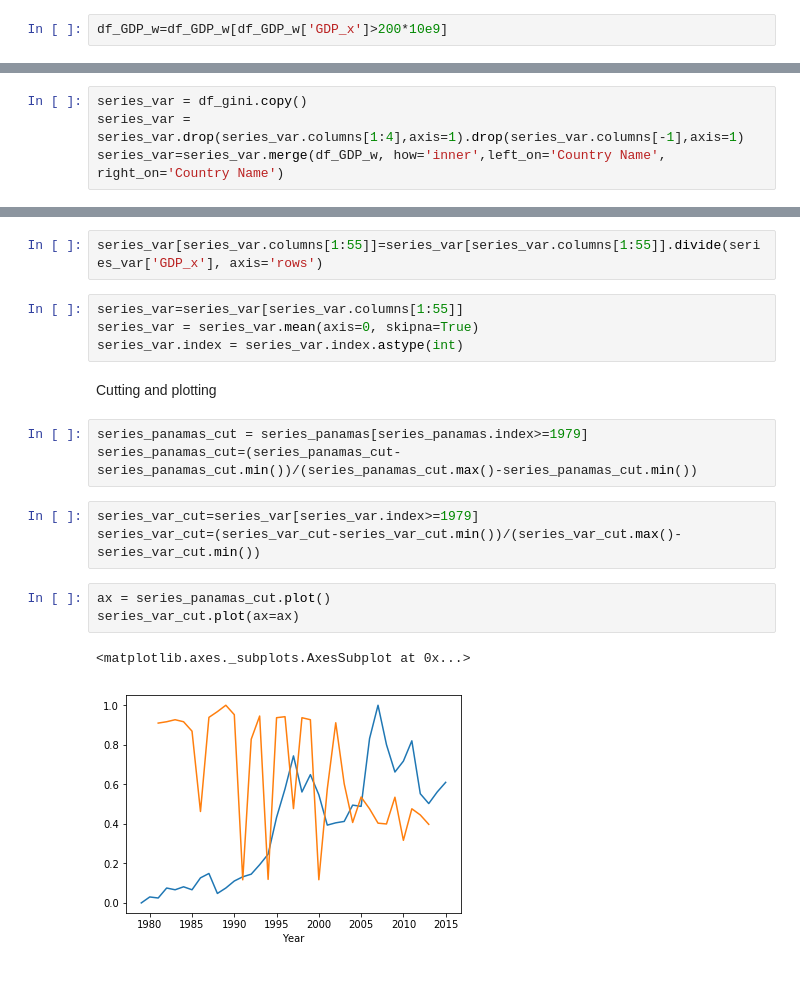
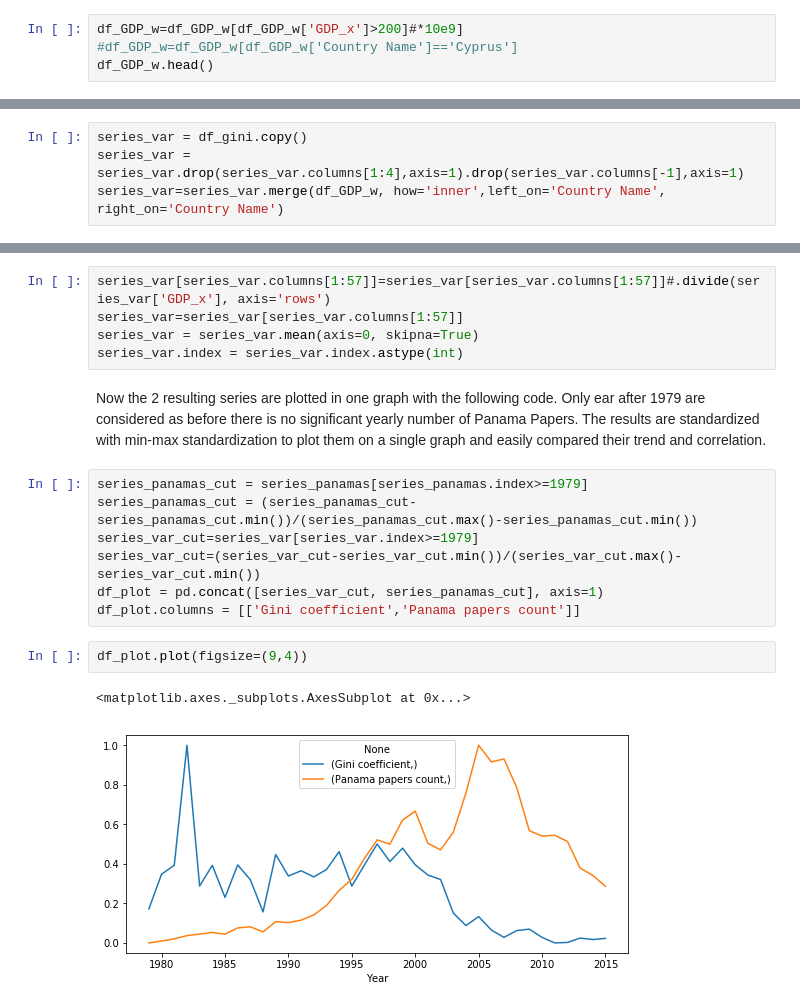
Before and after one commit to eddieshengyuwang/project_ada_akbar, a Jupyter notebook: work_in_progress/Tullio.ipynb, the cells around one changed output, grey strips where cells are left out. Cells and saved outputs as stored; diff of their text form; blank space fills up the shorter version.

Commit message:
timeseries gini and others commented

```diff
--- a/work_in_progress/Tullio.ipynb
+++ b/work_in_progress/Tullio.ipynb
@@ -190,2 +196,4 @@ df_GDP_w=df_GDP_w.drop(df_GDP_w.columns[1:9],axis=1)
 # %%
-df_GDP_w=df_GDP_w[df_GDP_w['GDP_x']>200*10e9]
+df_GDP_w=df_GDP_w[df_GDP_w['GDP_x']>200]#*10e9]
+#df_GDP_w=df_GDP_w[df_GDP_w['Country Name']=='Cyprus']
+df_GDP_w.head()
@@ -219,20 +229,19 @@ Weigth the entries by GDP and averaging countries
 # %%
-series_var[series_var.columns[1:55]]=series_var[series_var.columns[1:55]].divide(series_var['GDP_x'], axis='rows')
+series_var[series_var.columns[1:57]]=series_var[series_var.columns[1:57]]#.divide(series_var['GDP_x'], axis='rows')
+series_var=series_var[series_var.columns[1:57]]
+series_var = series_var.mean(axis=0, skipna=True)
+series_var.index = series_var.index.astype(int)
-# %%
-series_var=series_var[series_var.columns[1:55]]
-series_var = series_var.mean(axis=0, skipna=True)
-series_var.index = series_var.index.astype(int)
-# %% [markdown]
-Cutting and plotting
+# %% [markdown]
+Now the 2 resulting series are plotted in one graph with the following code. Only ear after 1979 are considered as before there is no significant yearly number of Panama Papers. The results are standardized with min-max standardization to plot them on a single graph and easily compared their trend and correlation.
 # %%
 series_panamas_cut = series_panamas[series_panamas.index>=1979]
-series_panamas_cut=(series_panamas_cut-series_panamas_cut.min())/(series_panamas_cut.max()-series_panamas_cut.min())
+series_panamas_cut = (series_panamas_cut-series_panamas_cut.min())/(series_panamas_cut.max()-series_panamas_cut.min())
+series_var_cut=series_var[series_var.index>=1979]
+series_var_cut=(series_var_cut-series_var_cut.min())/(series_var_cut.max()-series_var_cut.min())
+df_plot = pd.concat([series_var_cut, series_panamas_cut], axis=1)
+df_plot.columns = [['Gini coefficient','Panama papers count']]
-# %%
-series_var_cut=series_var[series_var.index>=1979]
-series_var_cut=(series_var_cut-series_var_cut.min())/(series_var_cut.max()-series_var_cut.min())
-# %%
-ax = series_panamas_cut.plot()
-series_var_cut.plot(ax=ax)
-# %% [output]
-<matplotlib.axes._subplots.AxesSubplot at 0x...>
-[figure, removed]
+# %%
+df_plot.plot(figsize=(9,4))
+# %% [output]
+<matplotlib.axes._subplots.AxesSubplot at 0x...>
+[figure, added]
```
Also changed, not shown: parts of 30 cells of this notebook.
